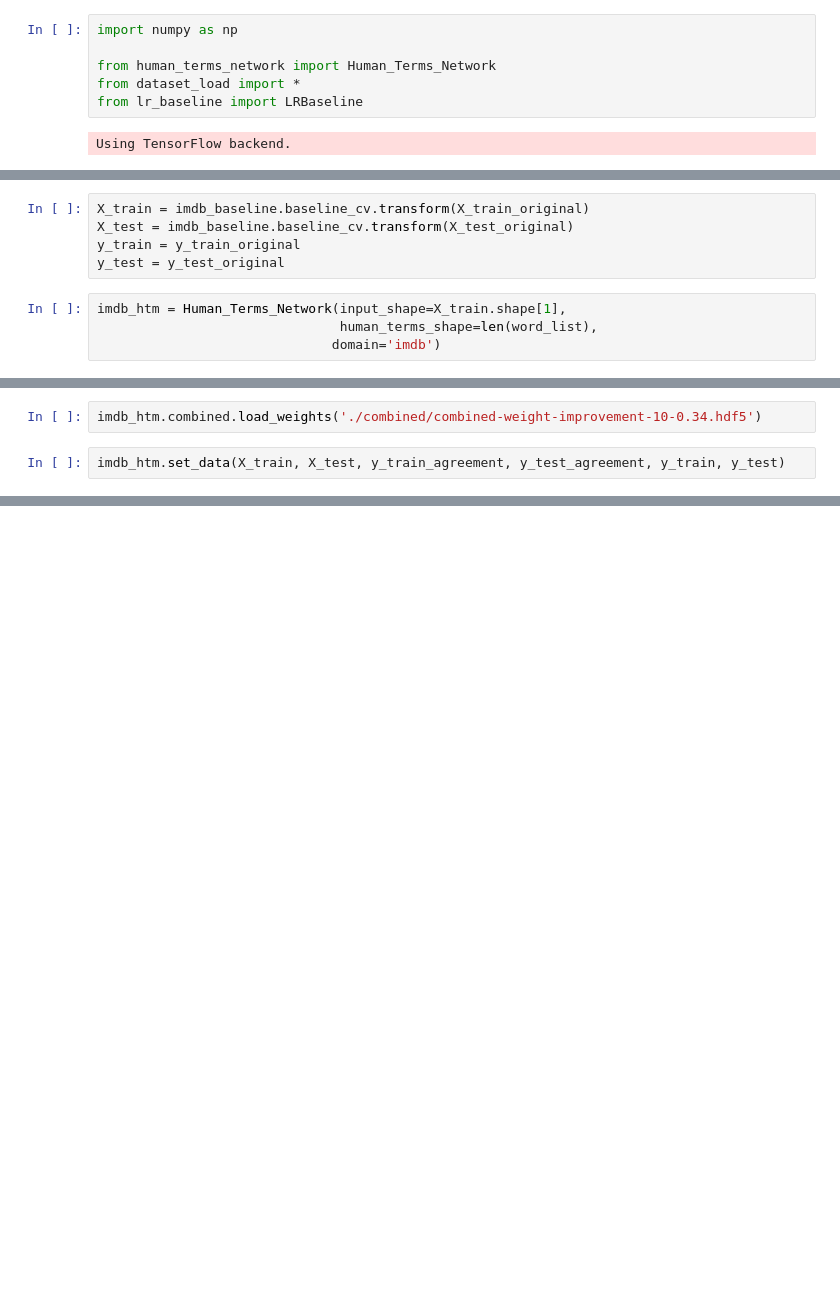
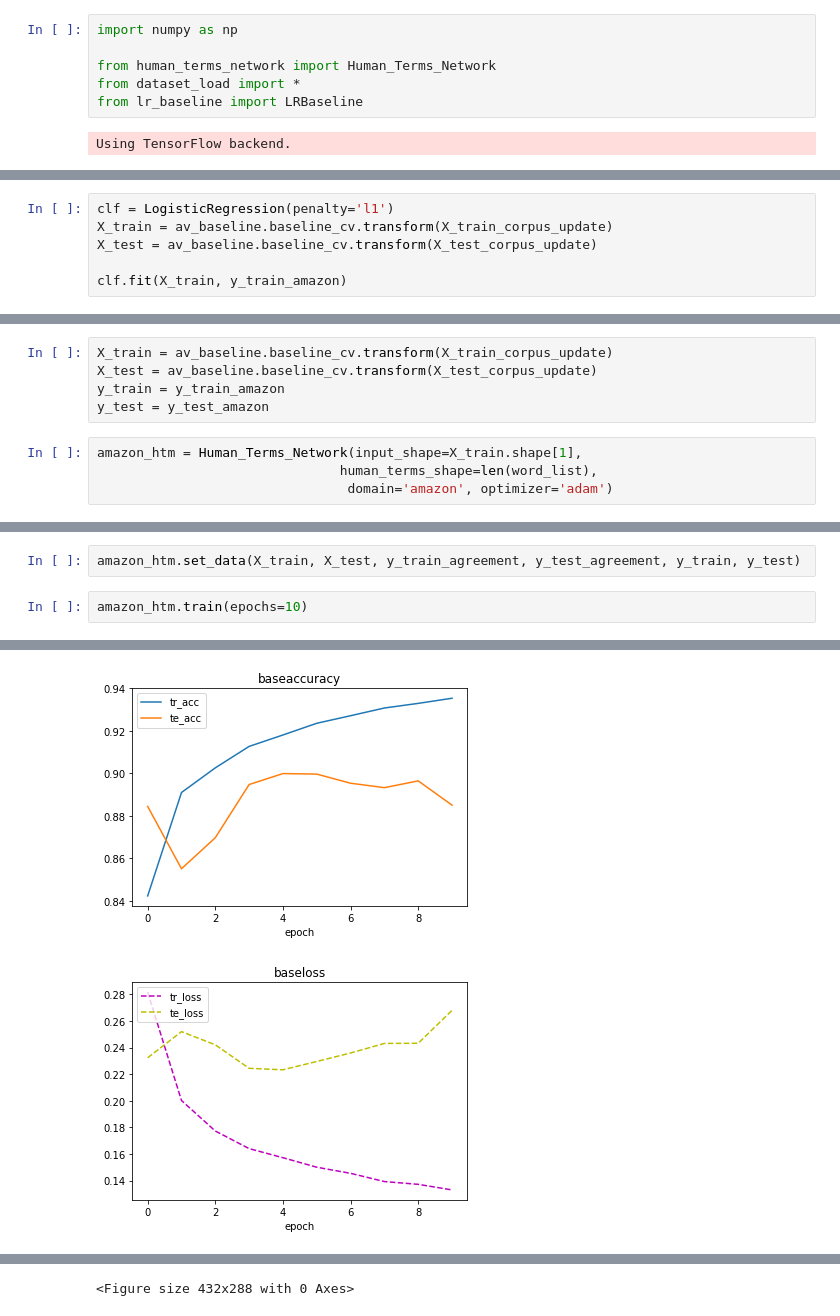
Before and after one commit to annekehdyt/text-transparency, a Jupyter notebook: Human-term based/Test Case Amazon.ipynb, the cells around one changed output, grey strips where cells are left out. Drawn from its saved outputs; the diff is of its cells as text; blank space fills up the shorter version.

```diff
--- a/Human-term based/Test Case Amazon.ipynb
+++ b/Human-term based/Test Case Amazon.ipynb
@@ -24,0 +64,6 @@ print(imdb_baseline.baseline())
+# %%
+clf = LogisticRegression(penalty='l1')
+X_train = av_baseline.baseline_cv.transform(X_train_corpus_update)
+X_test = av_baseline.baseline_cv.transform(X_test_corpus_update)
+
+clf.fit(X_train, y_train_amazon)
@@ -25,12 +102,12 @@ print(imdb_baseline.baseline())
 # %%
-X_train = imdb_baseline.baseline_cv.transform(X_train_original)
-X_test = imdb_baseline.baseline_cv.transform(X_test_original)
-y_train = y_train_original
-y_test = y_test_original
+X_train = av_baseline.baseline_cv.transform(X_train_corpus_update)
+X_test = av_baseline.baseline_cv.transform(X_test_corpus_update)
+y_train = y_train_amazon
+y_test = y_test_amazon
 # %%
-imdb_htm = Human_Terms_Network(input_shape=X_train.shape[1],
+amazon_htm = Human_Terms_Network(input_shape=X_train.shape[1],
                                human_terms_shape=len(word_list),
-                              domain='imdb')
+                                domain='amazon', optimizer='adam')
 # %% [output]
 _________________________________________________________________
 Layer (type)                 Output Shape              Param #
@@ -50,6 +127,7 @@ Trainable params: 3,809
 Non-trainable params: 0
 __________________________________________________________________________________________________
-# %%
-imdb_htm.combined.load_weights('./combined/combined-weight-improvement-10-0.34.hdf5')
 # %%
-imdb_htm.set_data(X_train, X_test, y_train_agreement, y_test_agreement, y_train, y_test)
+amazon_htm.set_data(X_train, X_test, y_train_agreement, y_test_agreement, y_train, y_test)
+# %%
+amazon_htm.train(epochs=10)
+# %% [output]
@@ -55,0 +151,2 @@ imdb_htm.set_data(X_train, X_test, y_train_agreement, y_test_agreement, y_train,
+[figure, added]
+[figure, added]
@@ -56 +155,2 @@ imdb_htm.set_data(X_train, X_test, y_train_agreement, y_test_agreement, y_train,
+<Figure size 432x288 with 0 Axes>
 # %%
```
Also changed, not shown: parts of 19 cells of this notebook, 8 other files.
